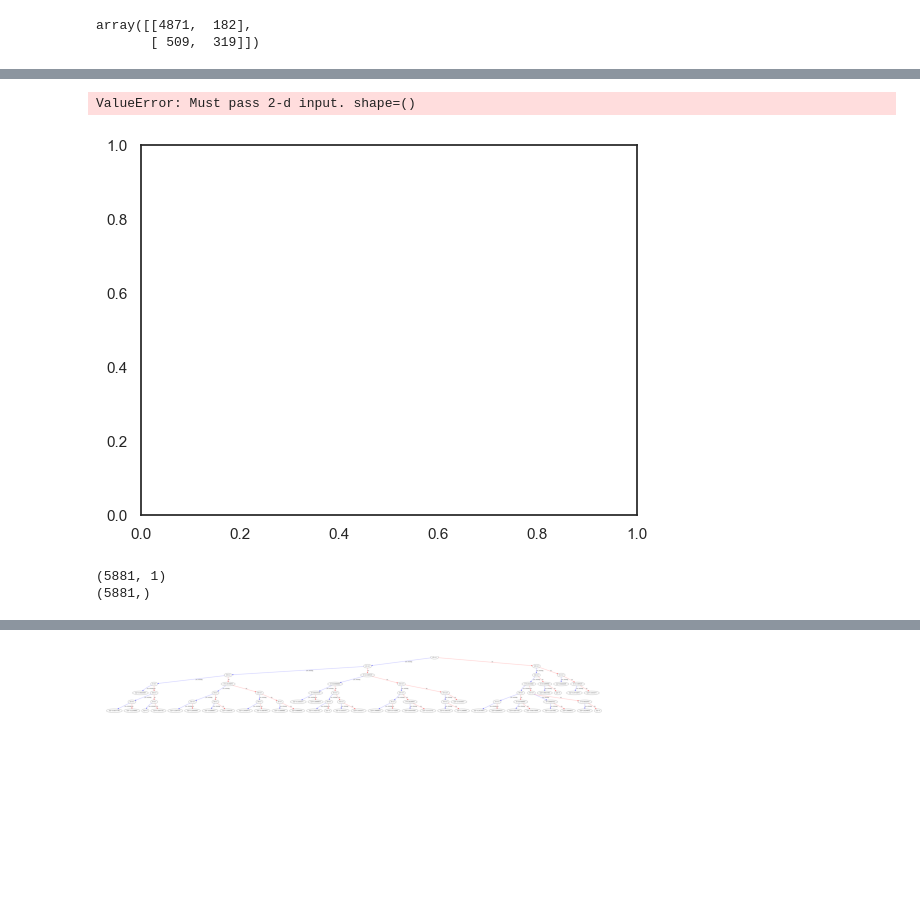
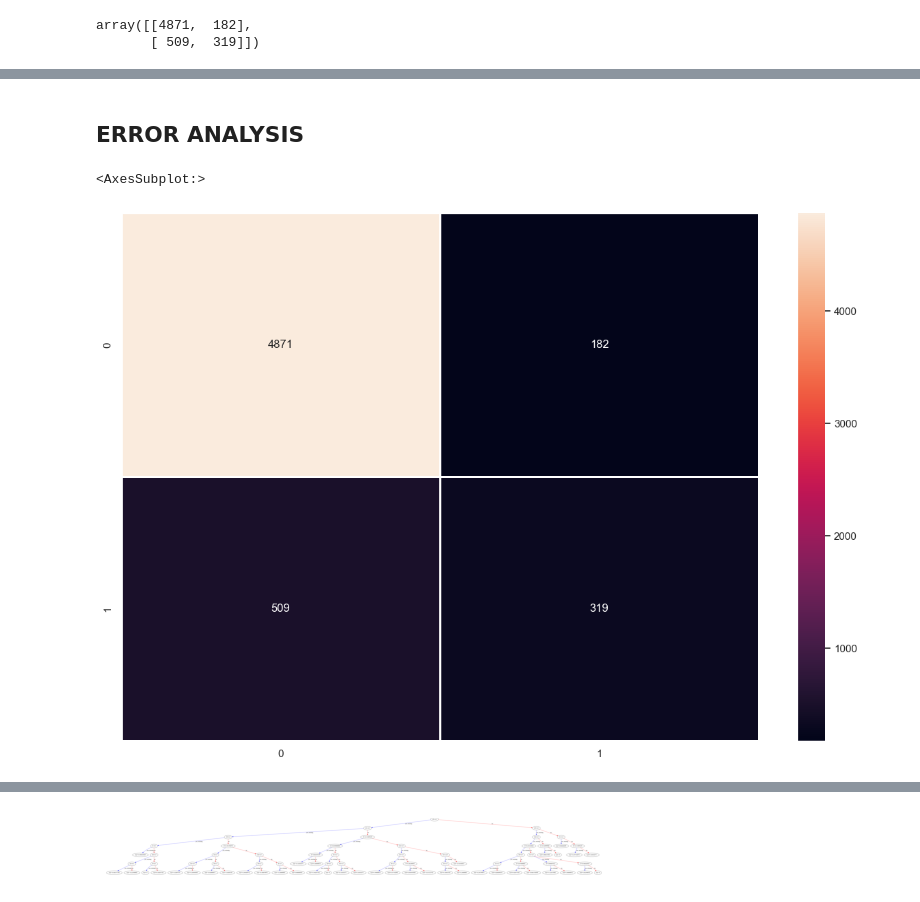
Before and after one commit to ahquin/ds-financial-inclusion, a Jupyter notebook: ml-data-analyse.ipynb, the cells around one changed output, grey strips where cells are left out. Cells and saved outputs as stored; diff of their text form; code cells hidden in the pictures; blank space fills up the shorter version.

```diff
--- a/ml-data-analyse.ipynb
+++ b/ml-data-analyse.ipynb
@@ -667,0 +592,15 @@ confusion_matrix(y_test, y_pred)
+# %%
+## GRIDSEARCHCV
+
+# Optimize model parameters
+# I run this code in google colab to make the execution much faster and use the best params in the next code
+param_grid = {'min_child_weight': [5,8],
+        'gamma': [1, 2, 2.5],
+        'subsample': [0.8, 1],
+        'max_depth': [4, 5, 6]
+        }
+
+
+my_xgb_model = GridSearchCV(xg_model, param_grid,n_jobs=-1,verbose=1,cv=5, scoring="f1")
+my_xgb_model.fit(X_train, y_train)
+print(my_xgb_model.best_params_)
@@ -716,20 +694,9 @@ plt.show()
-# %%
-import seaborn as sns
-import matplotlib.pyplot as plt
-
-ax= plt.subplot()
-sns.heatmap(pp, annot=True, fmt='g', ax=ax);  #annot=True to annotate cells, ftm='g' to disable scientific notation
-
-# labels, title and ticks
-ax.set_xlabel('Predicted labels');ax.set_ylabel('True labels');
-ax.set_title('Confusion Matrix');
-ax.xaxis.set_ticklabels(['business', 'health']); ax.yaxis.set_ticklabels(['health', 'business']);
-# %% [output]
-ValueError: Must pass 2-d input. shape=()
-[figure, removed]
-# %%
-print(y_test.shape)
-print(y_pred.shape)
-# %% [output]
-(5881, 1)
-(5881,)
+# %% [markdown]
+## ERROR ANALYSIS
+# %%
+cf_matrix = confusion_matrix(y_test, y_pred)
+fig, ax = plt.subplots(figsize=(15,10))
+sns.heatmap(cf_matrix, linewidths=1, annot=True, ax=ax, fmt='g')
+# %% [output]
+<AxesSubplot:>
+[figure, added]
```
Also changed, not shown: parts of 43 cells of this notebook.
